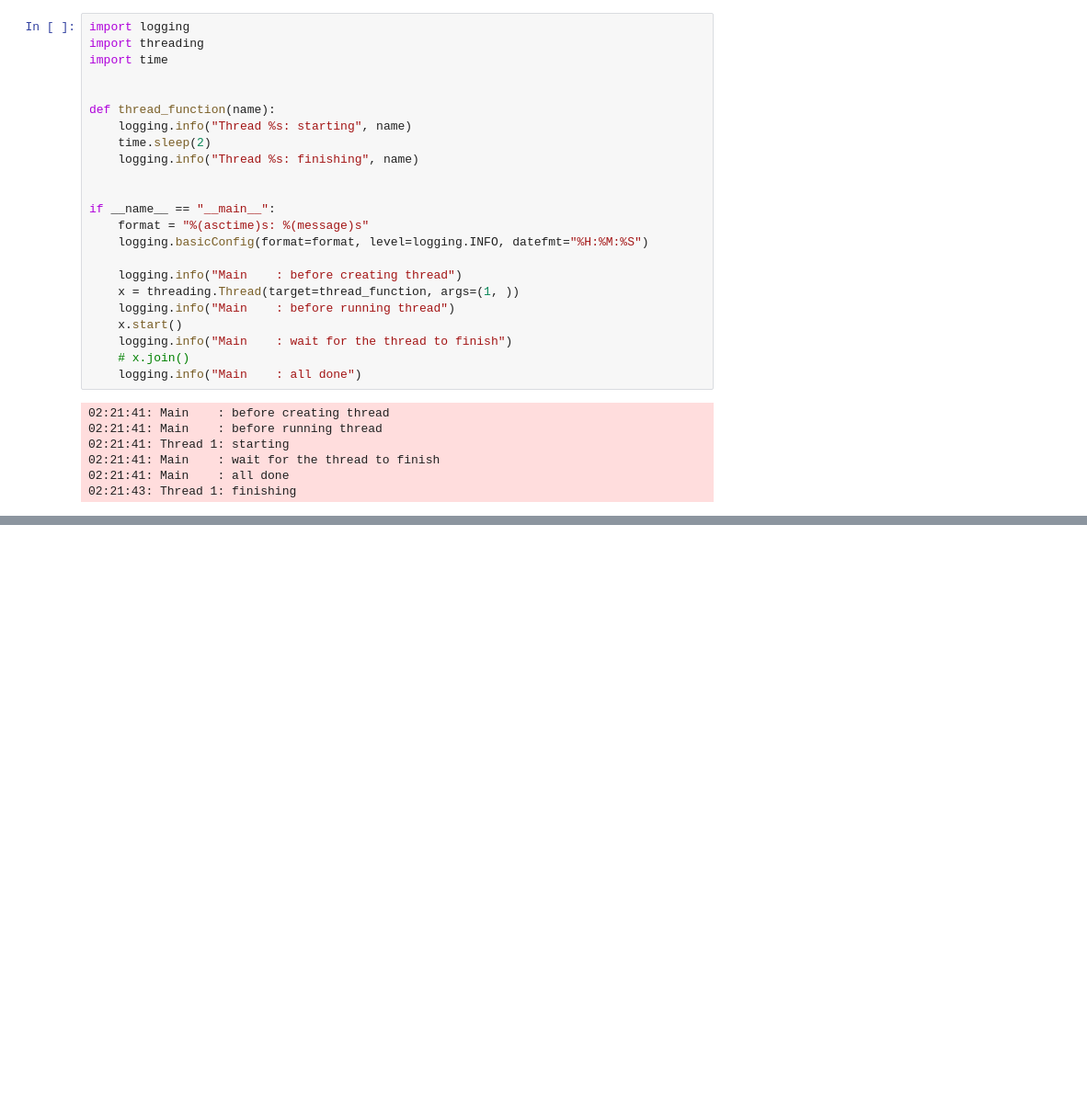
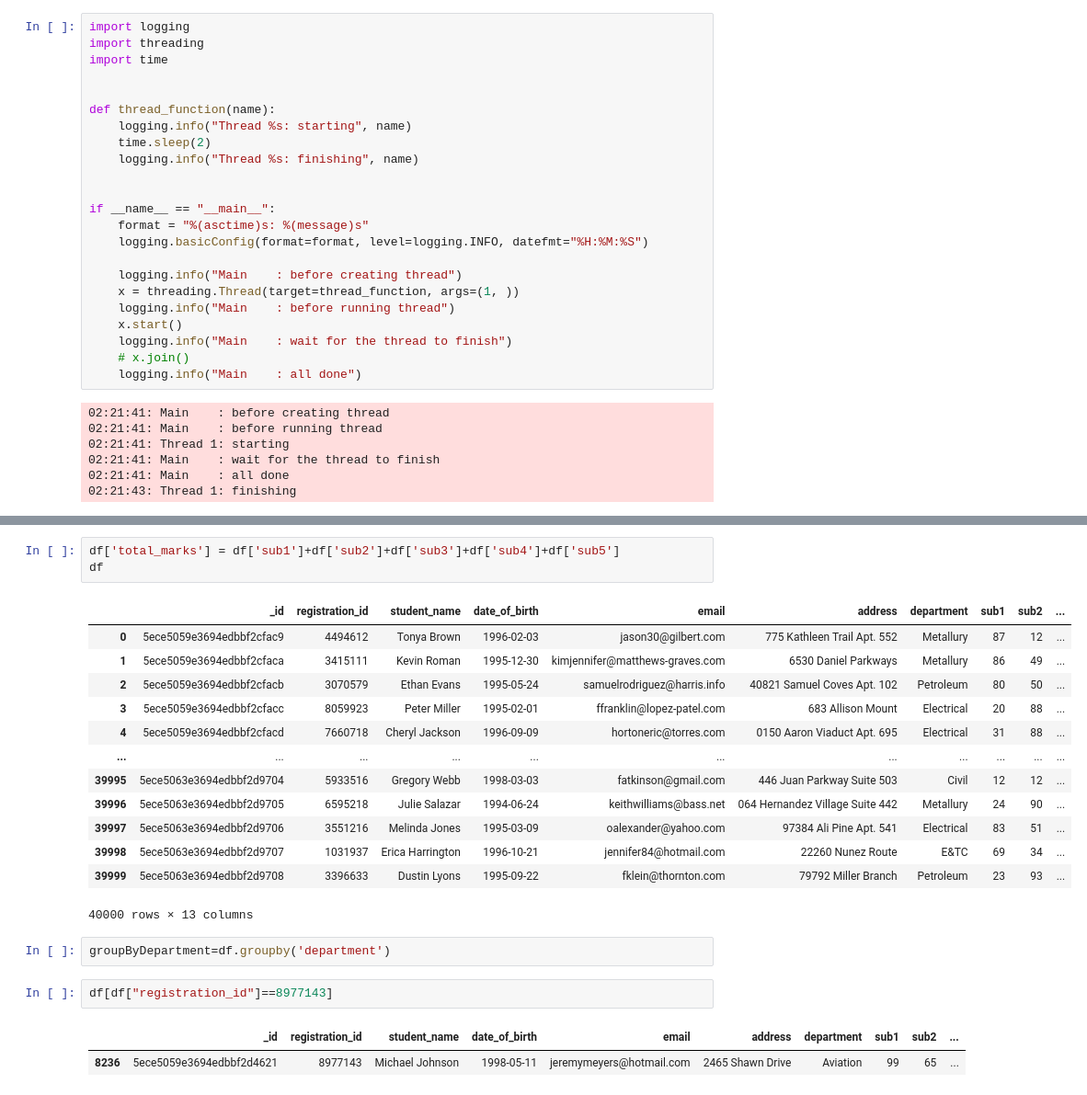
Before and after one commit to culnitish/python-csv-to-mongodb-multithreading, a Jupyter notebook: src/Untitled.ipynb, the cells around one changed output, grey strips where cells are left out. Shown at 92% size. Saved outputs shown, nothing was run; the diff lists cells and outputs as text; blank space fills up the shorter version.

```diff
--- a/src/Untitled.ipynb
+++ b/src/Untitled.ipynb
@@ -134,0 +153,24 @@ if __name__ == "__main__":
+# %%
+df['total_marks'] = df['sub1']+df['sub2']+df['sub3']+df['sub4']+df['sub5']
+df
+# %% [output]
+|  | _id | registration_id | student_name | date_of_birth | email | address | department | sub1 | sub2 | ... |
+| 0 | 5ece5059e3694edbbf2cfac9 | 4494612 | Tonya Brown | 1996-02-03 | jason30@gilbert.com | 775 Kathleen Trail Apt. 552 | Metallury | 87 | 12 | ... |
+| 1 | 5ece5059e3694edbbf2cfaca | 3415111 | Kevin Roman | 1995-12-30 | kimjennifer@matthews-graves.com | 6530 Daniel Parkways | Metallury | 86 | 49 | ... |
+| 2 | 5ece5059e3694edbbf2cfacb | 3070579 | Ethan Evans | 1995-05-24 | samuelrodriguez@harris.info | 40821 Samuel Coves Apt. 102 | Petroleum | 80 | 50 | ... |
+| 3 | 5ece5059e3694edbbf2cfacc | 8059923 | Peter Miller | 1995-02-01 | ffranklin@lopez-patel.com | 683 Allison Mount | Electrical | 20 | 88 | ... |
+| 4 | 5ece5059e3694edbbf2cfacd | 7660718 | Cheryl Jackson | 1996-09-09 | hortoneric@torres.com | 0150 Aaron Viaduct Apt. 695 | Electrical | 31 | 88 | ... |
+| ... | ... | ... | ... | ... | ... | ... | ... | ... | ... | ... |
+| 39995 | 5ece5063e3694edbbf2d9704 | 5933516 | Gregory Webb | 1998-03-03 | fatkinson@gmail.com | 446 Juan Parkway Suite 503 | Civil | 12 | 12 | ... |
+| 39996 | 5ece5063e3694edbbf2d9705 | 6595218 | Julie Salazar | 1994-06-24 | keithwilliams@bass.net | 064 Hernandez Village Suite 442 | Metallury | 24 | 90 | ... |
+| 39997 | 5ece5063e3694edbbf2d9706 | 3551216 | Melinda Jones | 1995-03-09 | oalexander@yahoo.com | 97384 Ali Pine Apt. 541 | Electrical | 83 | 51 | ... |
+| 39998 | 5ece5063e3694edbbf2d9707 | 1031937 | Erica Harrington | 1996-10-21 | jennifer84@hotmail.com | 22260 Nunez Route | E&TC | 69 | 34 | ... |
+| 39999 | 5ece5063e3694edbbf2d9708 | 3396633 | Dustin Lyons | 1995-09-22 | fklein@thornton.com | 79792 Miller Branch | Petroleum | 23 | 93 | ... |
+40000 rows × 13 columns
+# %%
+groupByDepartment=df.groupby('department')
+# %%
+df[df["registration_id"]==8977143]
+# %% [output]
+|  | _id | registration_id | student_name | date_of_birth | email | address | department | sub1 | sub2 | ... |
+| 8236 | 5ece5059e3694edbbf2d4621 | 8977143 | Michael Johnson | 1998-05-11 | jeremymeyers@hotmail.com | 2465 Shawn Drive | Aviation | 99 | 65 | ... |
```
Also changed, not shown: parts of 4 cells of this notebook, 13 other files.
